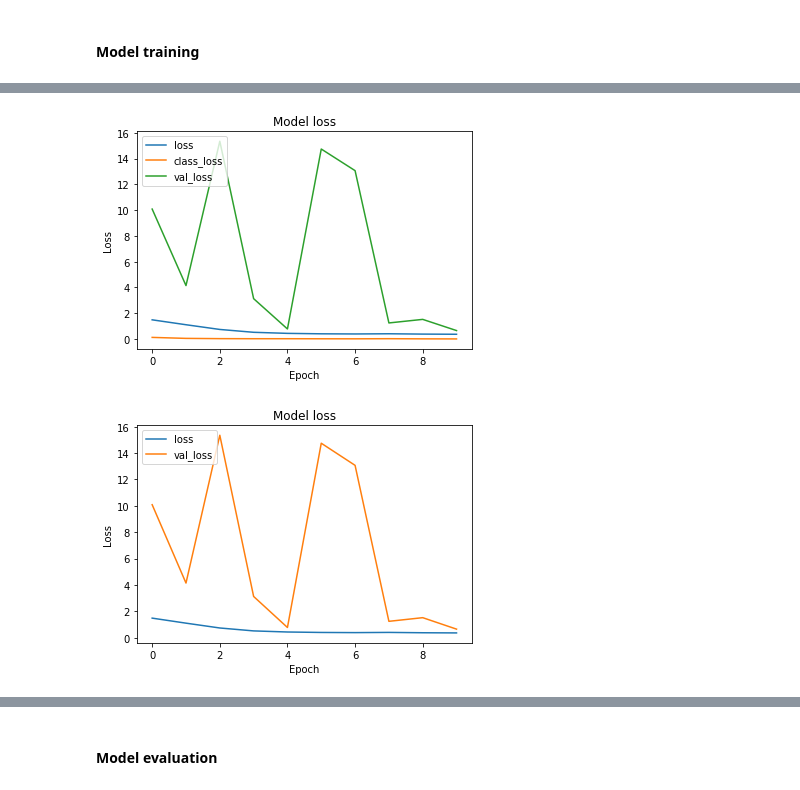
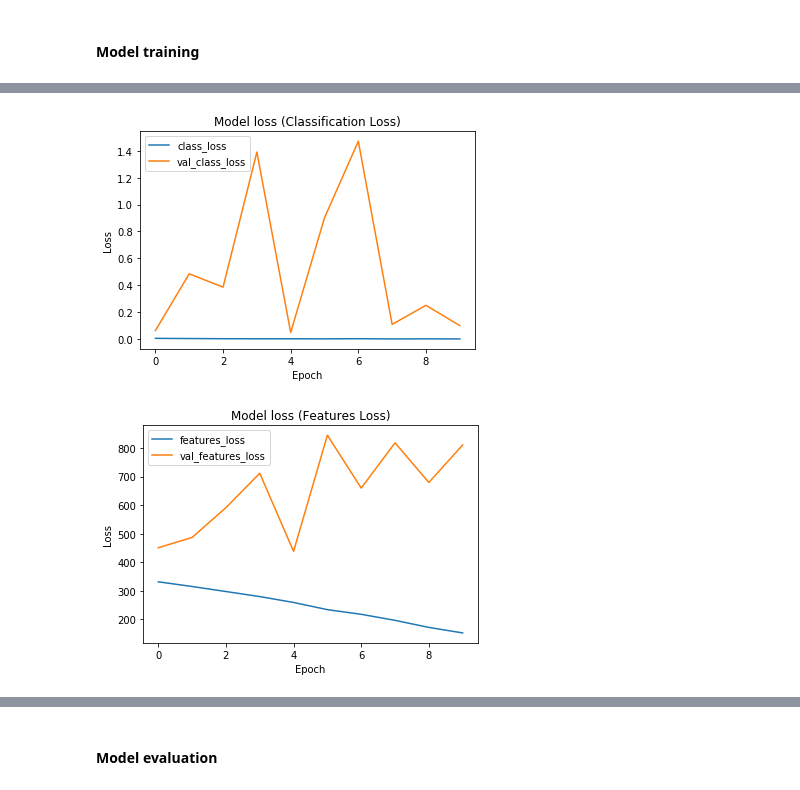
Before and after one commit to dvirsamuel/MachineLearningCourses, a Jupyter notebook: Ellipses Project/MyEllipsesNotebook.ipynb, the cells around one changed output, grey strips where cells are left out. Drawn from its saved outputs; the diff is of its cells as text; code cells hidden in the pictures.

```diff
--- a/Ellipses Project/MyEllipsesNotebook.ipynb
+++ b/Ellipses Project/MyEllipsesNotebook.ipynb
@@ -143,12 +143,13 @@ conv1 = Conv2D(32, (5,5), name='conv1', activation='relu')(img_input)
 bn1 = BatchNormalization(name='bn1', axis=3)(conv1)
 conv2 = Conv2D(32, (5,5), name='conv2', activation='relu')(bn1)
 bn2 = BatchNormalization(name='bn2', axis=3)(conv2)
-conv3 = Conv2D(32, (3,3), name='conv3', activation='relu')(bn2)
-maxp1 = MaxPooling2D(name='maxp1')(conv3)
-bn3 = BatchNormalization(name='bn3', axis=3)(maxp1)
+maxp1 = MaxPooling2D(name='maxp1')(bn2)
+conv3 = Conv2D(32, (3,3), name='conv3', activation='relu')(maxp1)
+bn3 = BatchNormalization(name='bn3', axis=3)(conv3)
 conv4 = Conv2D(64, (3,3), name='conv4', activation='relu')(bn3)
 bn4 = BatchNormalization(name='bn4', axis=3)(conv4)
-conv5 = Conv2D(128, (3,3), name='conv5', activation='relu')(bn4)
+maxp2 = MaxPooling2D(name='maxp2')(bn4)
+conv5 = Conv2D(128, (3,3), name='conv5', activation='relu')(maxp2)
 bn5 = BatchNormalization(name='bn5', axis=3)(conv5)
 conv6 = Conv2D(256, (2,2), name='conv6', activation='relu')(bn5)
 globap = GlobalAveragePooling2D(name='globalAVGp')(conv6)
@@ -199,7 +200,7 @@ Model structure:
 # hyperparams
 epochs = 10
 batch_size = 64
-optAlgo = Adam()
+optAlgo = Adam(lr=0.0001)
 
 # compile model
 model.compile(optAlgo,loss=['binary_crossentropy','mse'], metrics=['accuracy'],loss_weights=[1.,.001])
@@ -246,27 +258,22 @@ plt.show()
 # %%
-# Plot training & validation loss values
-plt.plot(history.history['loss'])
+# Plot training & validation loss values (classification loss)
 plt.plot(history.history['class_loss'])
-#plt.plot(history.history['features_loss'])
-plt.plot(history.history['val_loss'])
-#plt.plot(history.history['val_class_loss'])
-#plt.plot(history.history['val_features_loss'])
-plt.title('Model loss')
+plt.plot(history.history['val_class_loss'])
+plt.title('Model loss (Classification Loss)')
 plt.ylabel('Loss')
 plt.xlabel('Epoch')
-#plt.legend(['loss', 'class_loss','features_loss','val_loss','val_class_loss','val_features_loss'], loc='upper left')
-plt.legend(['loss','val_loss'], loc='upper left')
+plt.legend(['class_loss','val_class_loss'], loc='upper left')
 plt.show()
 # %% [output]
-[figure, old version]
+[figure, new version]
 # %%
-# Plot training & validation loss values (general loss)
-plt.plot(history.history['loss'])
-plt.plot(history.history['val_loss'])
-plt.title('Model loss')
+# Plot training & validation loss values (features loss)
+plt.plot(history.history['features_loss'])
+plt.plot(history.history['val_features_loss'])
+plt.title('Model loss (Features Loss)')
 plt.ylabel('Loss')
 plt.xlabel('Epoch')
-plt.legend(['loss','val_loss'], loc='upper left')
+plt.legend(['features_loss','val_features_loss'], loc='upper left')
 plt.show()
 # %% [output]
-[figure, old version]
+[figure, new version]
```
Also changed, not shown: parts of 10 cells of this notebook.
